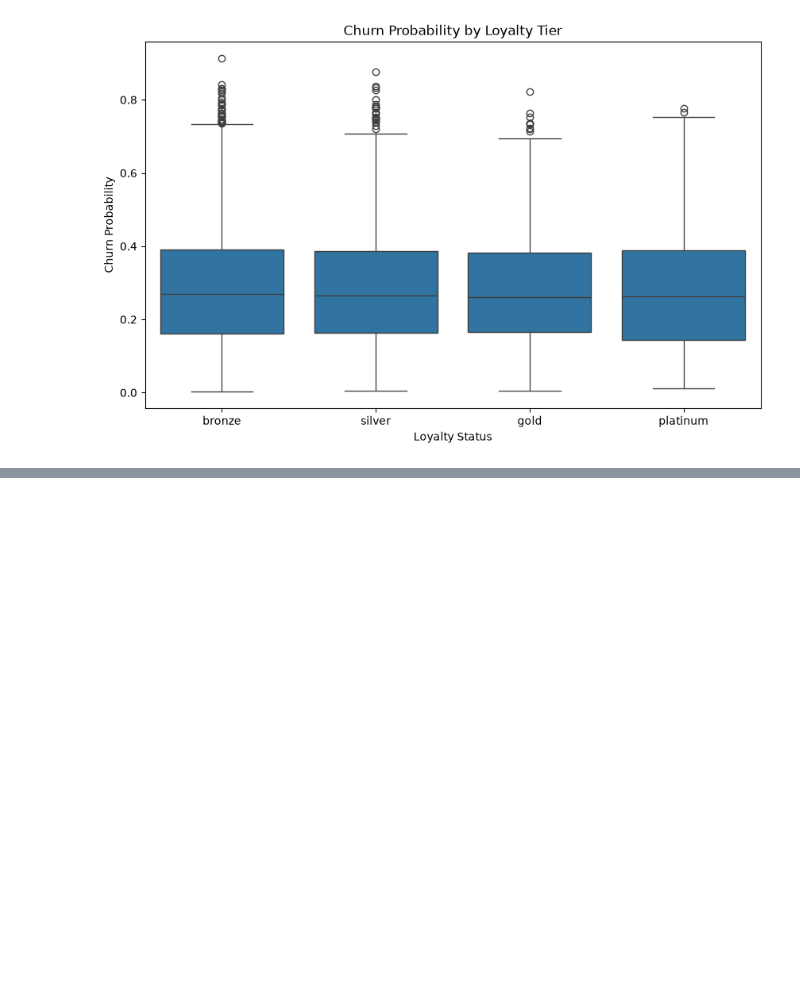
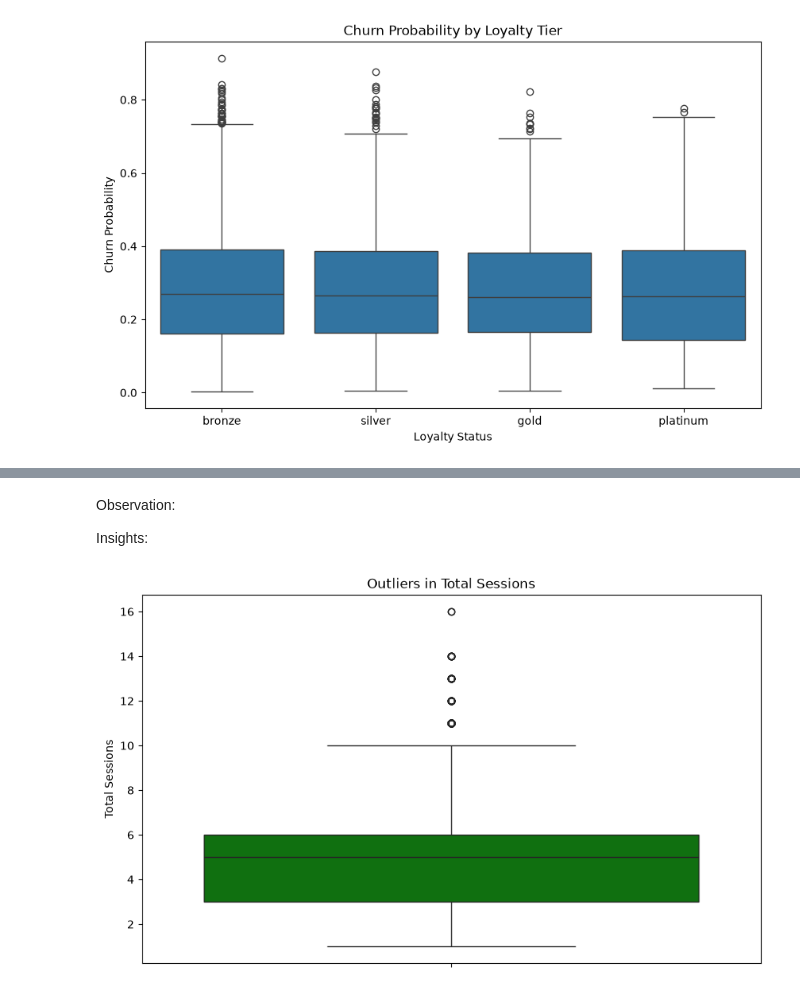
Before and after one commit to Queentutsi/RideWise-Project, a Jupyter notebook: Notebook/ridewise EDA.ipynb, the cells around one changed output, grey strips where cells are left out. Drawn from its saved outputs; the diff is of its cells as text; code cells hidden in the pictures; blank space fills up the shorter version.

```diff
--- a/Notebook/ridewise EDA.ipynb
+++ b/Notebook/ridewise EDA.ipynb
@@ -1036,0 +1096,15 @@ Observation: This shows that Bronze riders have the highest churn rate, Silver h
+# %% [markdown]
+Observation:
+
+Insights:
+# %%
+# Outlier Detection — Session Count
+plt.figure(figsize=(10,6))
+sns.boxplot(data=riders_ml, y="total_sessions", color="green")
+plt.title("Outliers in Total Sessions")
+plt.ylabel("Total Sessions")
+
+plt.savefig(r"C:\Users\akand\OneDrive\Documents\data journey\Amdari Resources\DS Projects\Ridewise Project\Data/outliers_total_sessions.png", dpi=300, bbox_inches="tight")
+plt.show()
+# %% [output]
+[figure, added]
```
Also changed, not shown: parts of 18 cells of this notebook, 8 other files.
